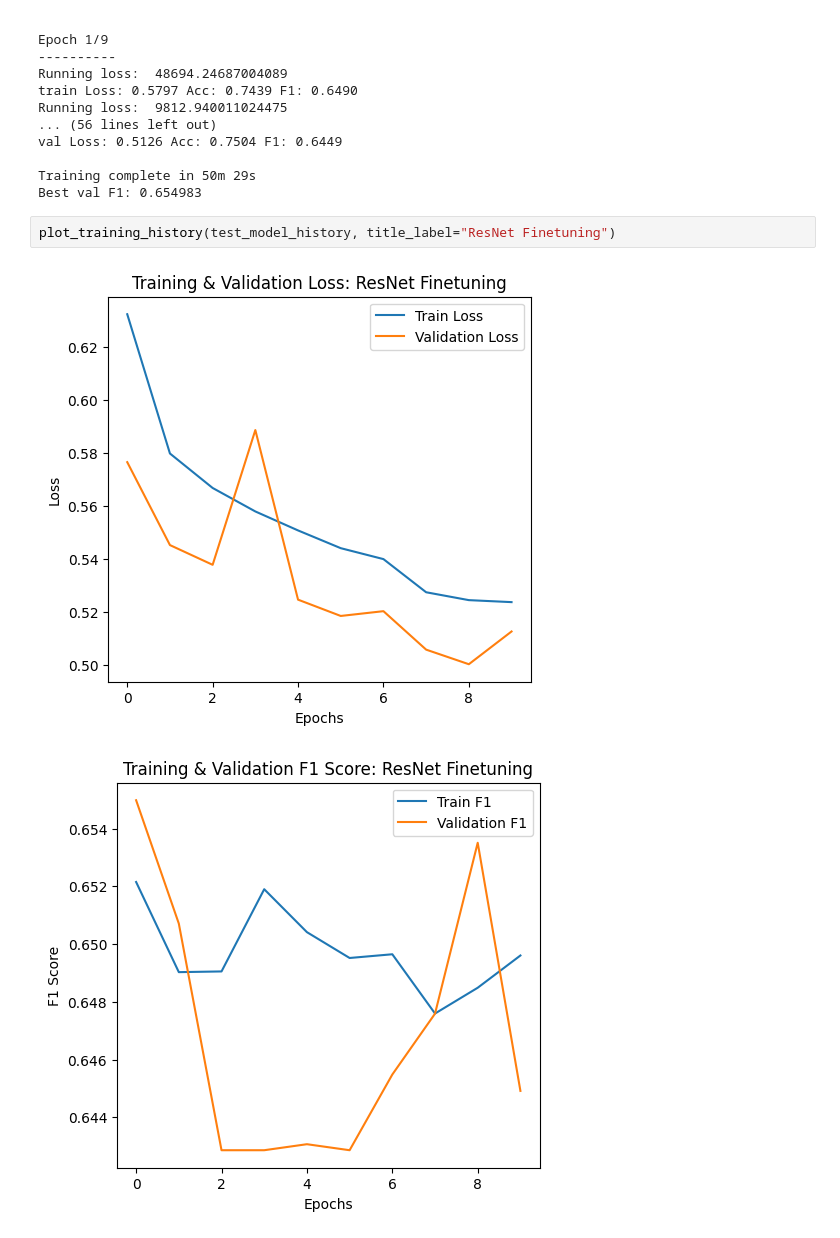
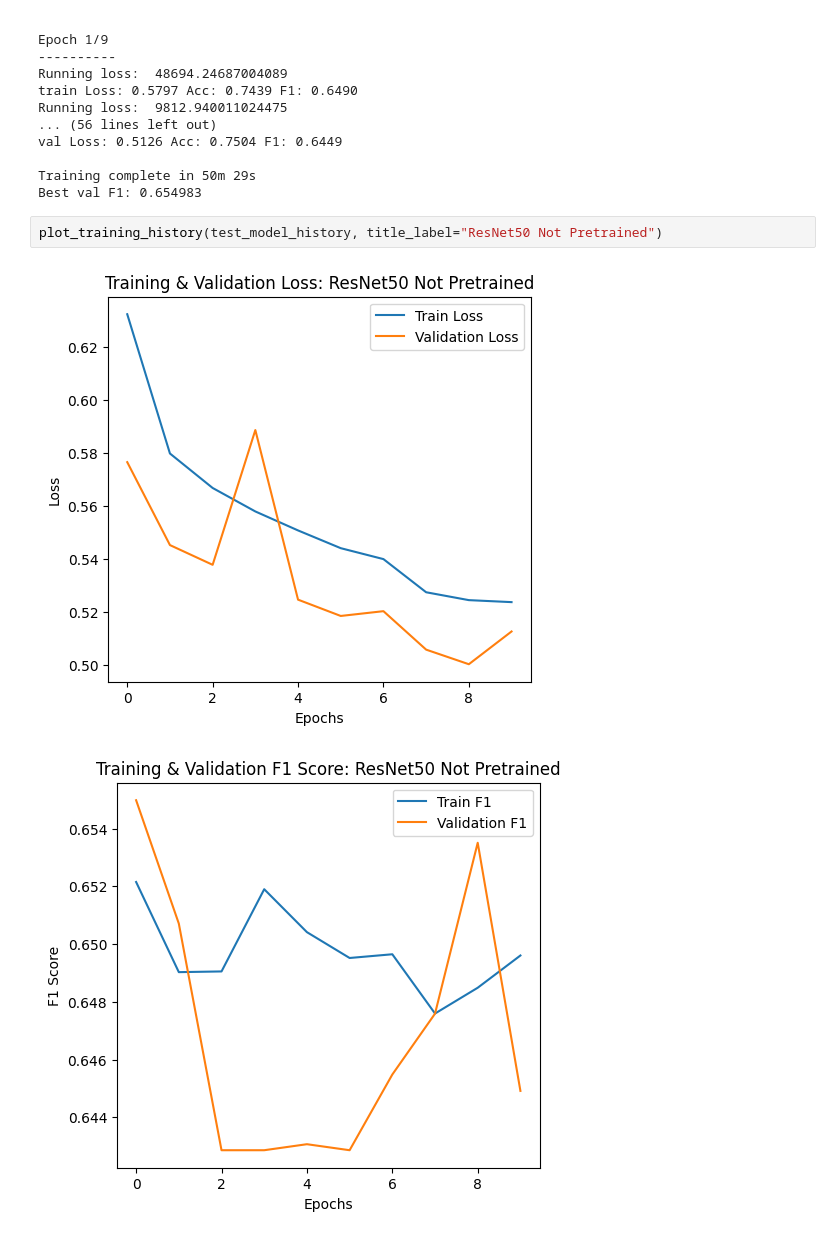
Before and after one commit to diogomonteiro05/deeplearning, a Jupyter notebook: ssl.ipynb, the cells around one changed output. Cells and saved outputs as stored; diff of their text form.

```diff
--- a/ssl.ipynb
+++ b/ssl.ipynb
@@ -968,8 +982,8 @@ val Loss: 0.5126 Acc: 0.7504 F1: 0.6449
 Training complete in 50m 29s
 Best val F1: 0.654983
 # %%
-plot_training_history(test_model_history, title_label="ResNet Finetuning")
+plot_training_history(test_model_history, title_label="ResNet50 Not Pretrained")
 # %% [output]
-[figure, old version]
+[figure, new version]
-[figure, old version]
+[figure, new version]
 # %%
```
Also changed, not shown: parts of 24 cells of this notebook, 17 other files.
